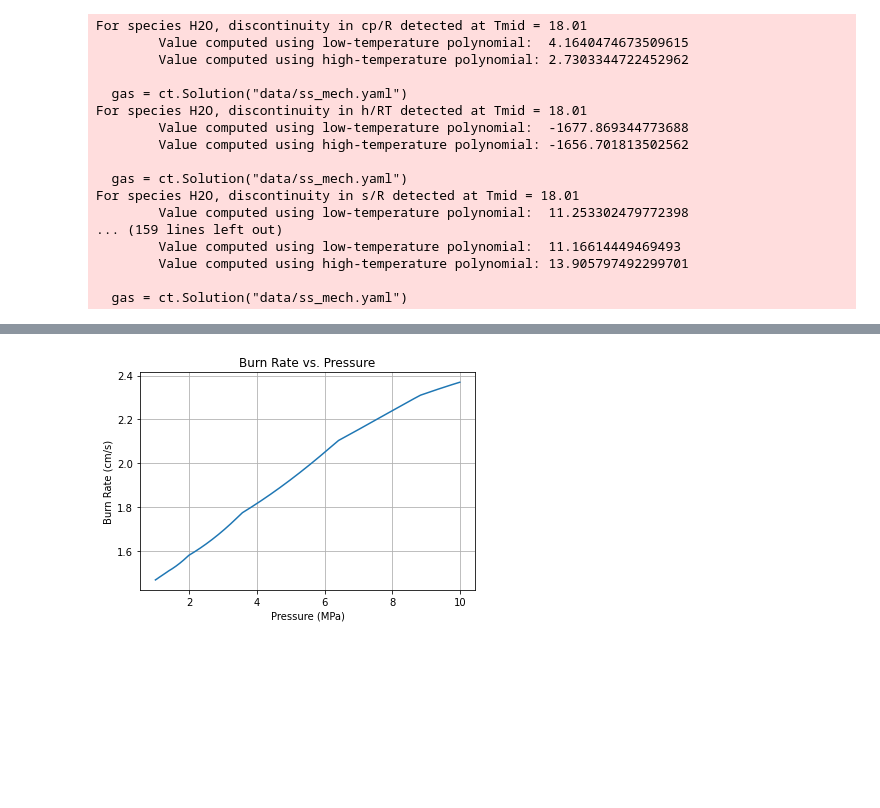
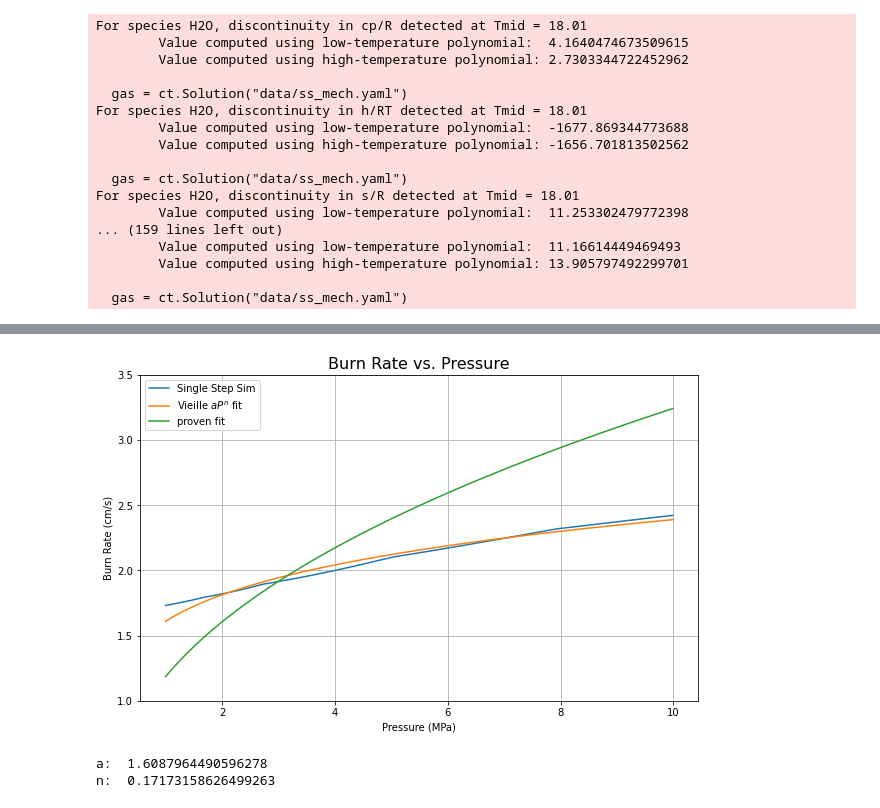
Before and after one commit to tahzeer/solid-rocket-model, a Jupyter notebook: code/model/single-step-model/main1.ipynb, the cells around one changed output, grey strips where cells are left out. Saved outputs shown, nothing was run; the diff lists cells and outputs as text; code cells hidden in the pictures; blank space fills up the shorter version.

```diff
--- a/code/model/single-step-model/main1.ipynb
+++ b/code/model/single-step-model/main1.ipynb
@@ -98,8 +103,9 @@ def calculate_burn_rate(gas, pressure, temp, max_time=0.1):
     delta_progress = np.diff(progress)
     burn_rate = abs(delta_progress) / abs(delta_time) # g/s
 
-    burn_rate /= reactor.density # cm3/s
-    # considering a 1cm by 1cm square area, we can say this is the burn rate in cm/s
+    burn_rate /= rho # cm3/s
+    # considering a 0.85cm by 0.85cm square area, we can say this is the burn rate in cm/s
+    burn_rate /= (0.85*0.85)
 
     return time, max(burn_rate)  # Return the initial burn rate
 # %%
@@ -109,16 +115,50 @@ burn_rates = []
 for pressure in pressures:
     _, burn_rate = calculate_burn_rate(gas, pressure, reactor_T)
     burn_rates.append(burn_rate)
-# %%
-# Plot the burn rate vs. pressure
-plt.plot(pressures, burn_rates)
-plt.xlabel('Pressure (MPa)')
-plt.ylabel('Burn Rate (cm/s)')
-plt.title('Burn Rate vs. Pressure')
-plt.grid()
-plt.show()
-# %% [output]
-[figure, removed]
+# %%
+from scipy.optimize import curve_fit
+
+# Plot the burn rate vs. pressure
+
+def br_eqn(x, A, N):
+    y = A * x**N
+    return y
+
+parameters, covariance = curve_fit(br_eqn, pressures, burn_rates)
+fit_y = br_eqn(pressures, parameters[0], parameters[1])
+
+
+# values from paper
+def paper(p, A=2.83e-5, N=0.437):
+    y = A * p**N
+    return y*100
+
+y = []
+for i,p in enumerate(pressures):
+    y.append(paper(p*1e6))
+
+
+plt.figure(figsize=(10,6))
+
+plt.plot(pressures, burn_rates, label = 'Single Step Sim')
+plt.plot(pressures, fit_y, label = r'Vieille $a P^n$ fit')
+plt.plot(pressures, y, label = 'proven fit')
+
+plt.xlabel('Pressure (MPa)')
+plt.ylabel('Burn Rate (cm/s)')
+plt.title('Burn Rate vs. Pressure', fontsize=16)
+plt.ylim(1.0, 3.5)
+plt.grid()
+plt.legend()
+plt.show()
+# %% [output]
+[figure, added]
+# %%
+print("a: ", parameters[0])
+print("n: ", parameters[1])
+# %% [output]
+a:  1.6087964490596278
+n:  0.17173158626499263
 # %%
 gas()
 # %% [output]
```
Also changed, not shown: parts of 5 cells of this notebook, 9 other files.
